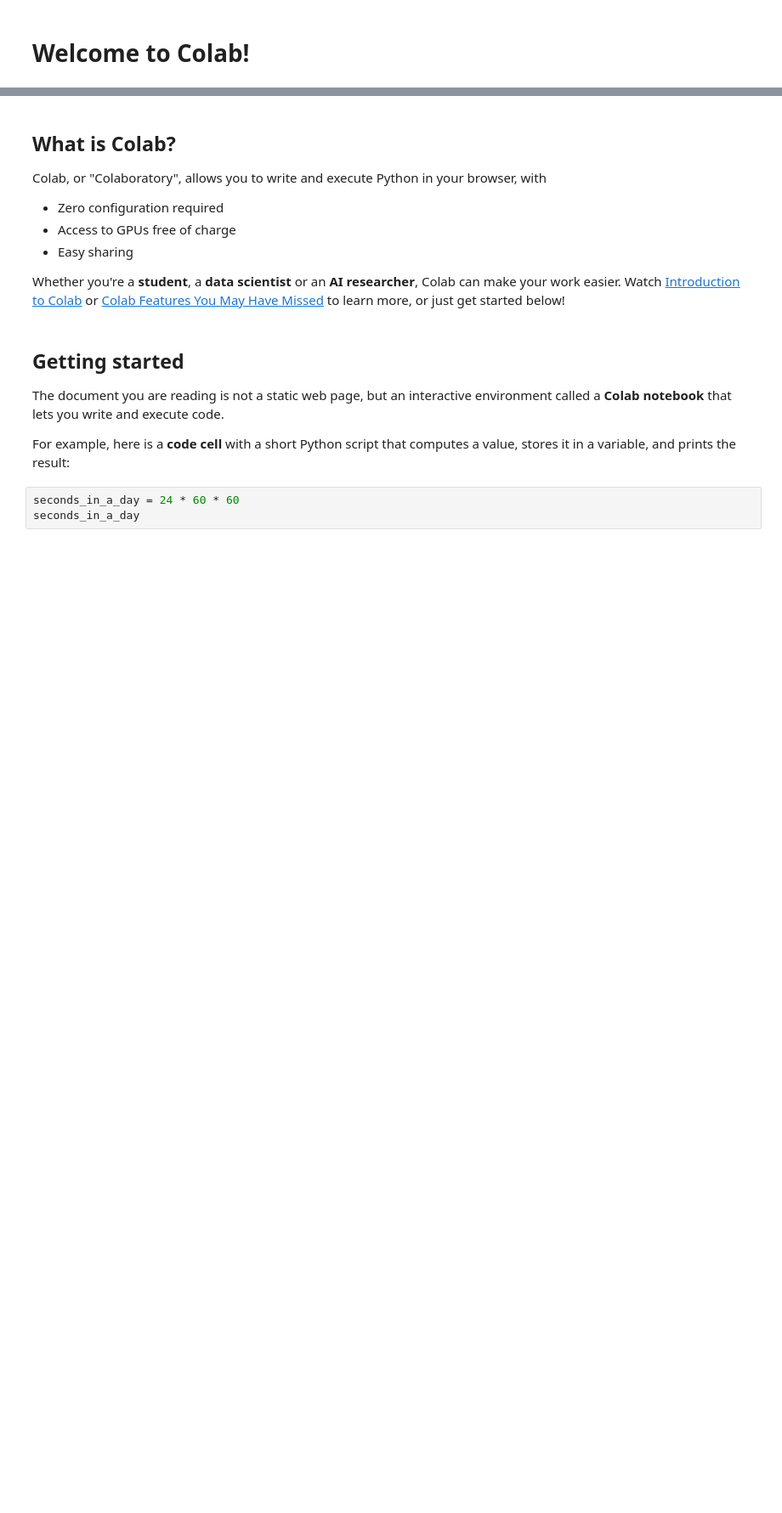
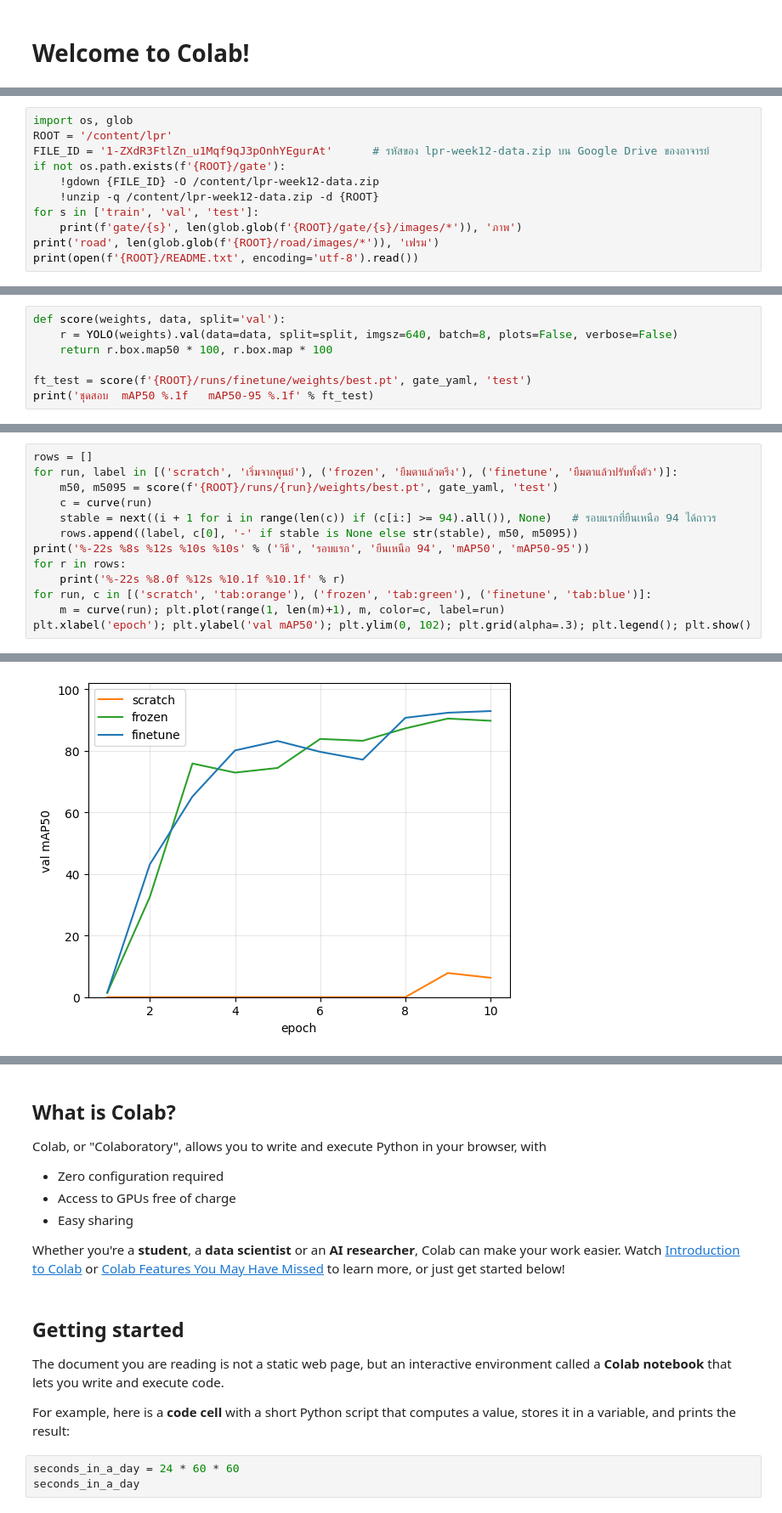
Before and after one commit to Woramet-su/openapi, a Jupyter notebook: Welcome_To_Colab.ipynb, the cells around one changed output, grey strips where cells are left out. Shown at 85% size. Drawn from its saved outputs; the diff is of its cells as text; blank space fills up the shorter version.

```diff
--- a/Welcome_To_Colab.ipynb
+++ b/Welcome_To_Colab.ipynb
@@ -218,0 +15,11 @@ for bn in [False, True]:
+# %%
+import os, glob
+ROOT = '/content/lpr'
+FILE_ID = '1-ZXdR3FtlZn_u1Mqf9qJ3pOnhYEgurAt'      # รหัสของ lpr-week12-data.zip บน Google Drive ของอาจารย์
+if not os.path.exists(f'{ROOT}/gate'):
+    !gdown {FILE_ID} -O /content/lpr-week12-data.zip
+    !unzip -q /content/lpr-week12-data.zip -d {ROOT}
+for s in ['train', 'val', 'test']:
+    print(f'gate/{s}', len(glob.glob(f'{ROOT}/gate/{s}/images/*')), 'ภาพ')
+print('road', len(glob.glob(f'{ROOT}/road/images/*')), 'เฟรม')
+print(open(f'{ROOT}/README.txt', encoding='utf-8').read())
@@ -218,0 +170,7 @@ for bn in [False, True]:
+# %%
+def score(weights, data, split='val'):
+    r = YOLO(weights).val(data=data, split=split, imgsz=640, batch=8, plots=False, verbose=False)
+    return r.box.map50 * 100, r.box.map * 100
+
+ft_test = score(f'{ROOT}/runs/finetune/weights/best.pt', gate_yaml, 'test')
+print('ชุดสอบ  mAP50 %.1f   mAP50-95 %.1f' % ft_test)
@@ -218,0 +266,14 @@ for bn in [False, True]:
+# %%
+rows = []
+for run, label in [('scratch', 'เริ่มจากศูนย์'), ('frozen', 'ยืมตาแล้วตรึง'), ('finetune', 'ยืมตาแล้วปรับทั้งตัว')]:
+    m50, m5095 = score(f'{ROOT}/runs/{run}/weights/best.pt', gate_yaml, 'test')
+    c = curve(run)
+    stable = next((i + 1 for i in range(len(c)) if (c[i:] >= 94).all()), None)   # รอบแรกที่ยืนเหนือ 94 ได้ถาวร
+    rows.append((label, c[0], '-' if stable is None else str(stable), m50, m5095))
+print('%-22s %8s %12s %10s %10s' % ('วิธี', 'รอบแรก', 'ยืนเหนือ 94', 'mAP50', 'mAP50-95'))
+for r in rows:
+    print('%-22s %8.0f %12s %10.1f %10.1f' % r)
+for run, c in [('scratch', 'tab:orange'), ('frozen', 'tab:green'), ('finetune', 'tab:blue')]:
+    m = curve(run); plt.plot(range(1, len(m)+1), m, color=c, label=run)
+plt.xlabel('epoch'); plt.ylabel('val mAP50'); plt.ylim(0, 102); plt.grid(alpha=.3); plt.legend(); plt.show()
+# %% [output]
@@ -218,0 +297 @@ for bn in [False, True]:
+[figure, added]
```
Also changed, not shown: parts of 38 cells of this notebook.
